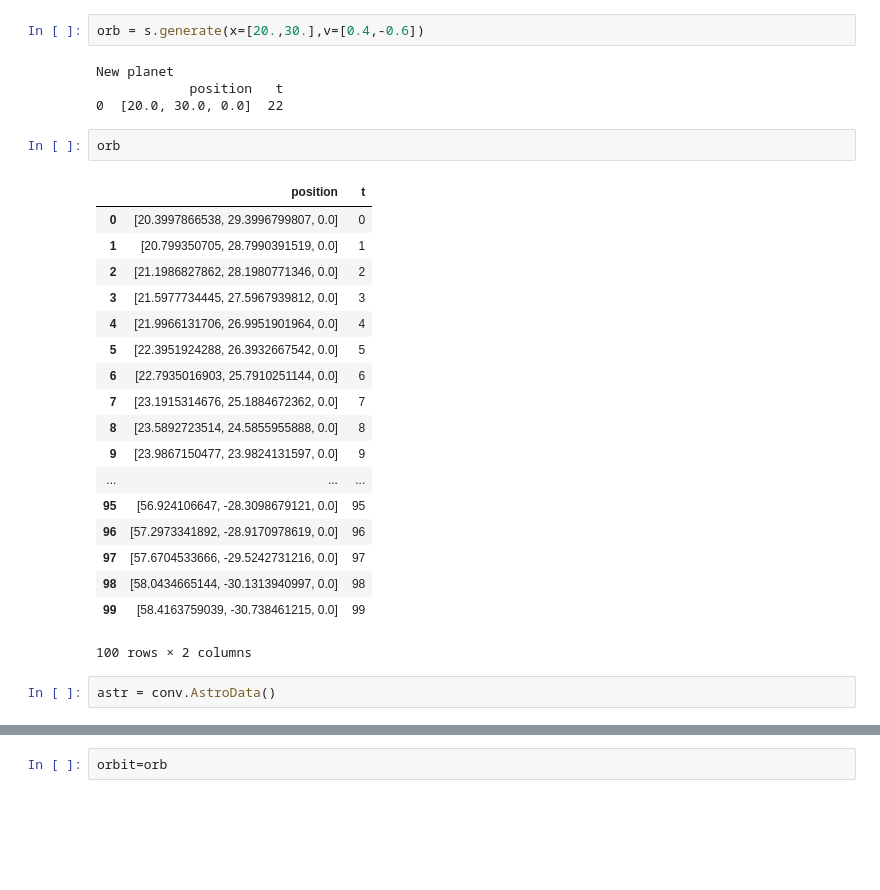
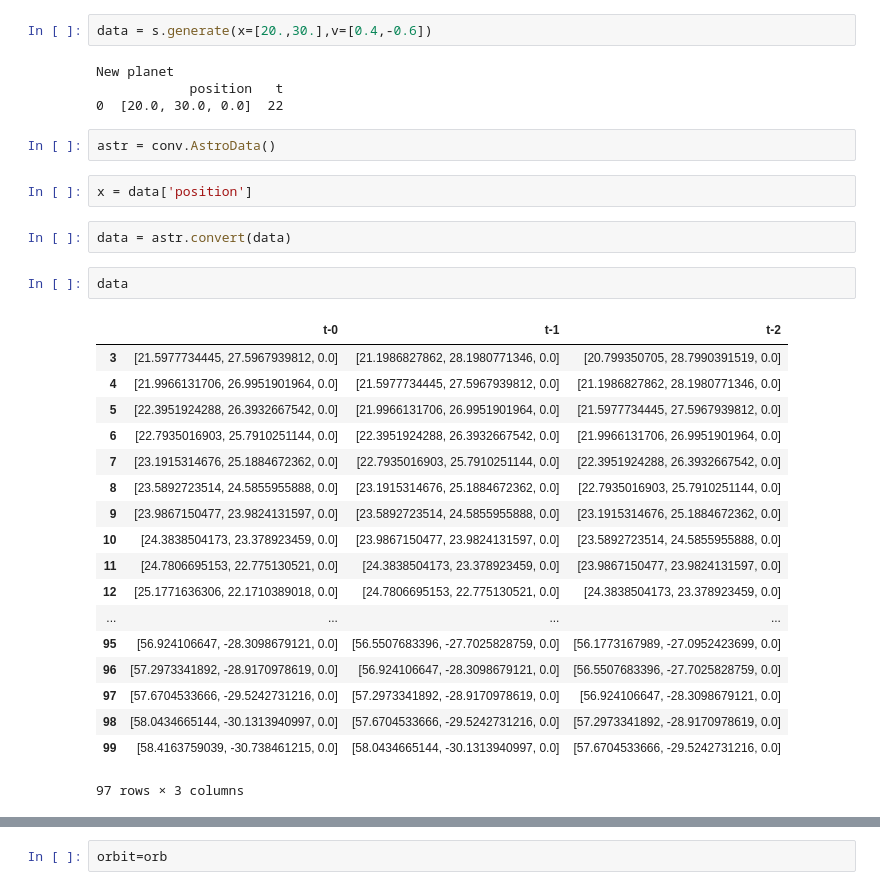
Before and after one commit to yetkinyilmaz/kepler, a Jupyter notebook: notebook.ipynb, the cells around one changed output, grey strips where cells are left out. Saved outputs shown, nothing was run; the diff lists cells and outputs as text; blank space fills up the shorter version.

```diff
--- a/notebook.ipynb
+++ b/notebook.ipynb
@@ -7,31 +8,35 @@ import pandas as pd
 # %%
 s = gen.System()
 # %%
-orb = s.generate(x=[20.,30.],v=[0.4,-0.6])
+data = s.generate(x=[20.,30.],v=[0.4,-0.6])
 # %% [output]
 New planet
             position   t
 0  [20.0, 30.0, 0.0]  22
-# %%
-orb
-# %% [output]
-|  | position | t |
-| 0 | [20.3997866538, 29.3996799807, 0.0] | 0 |
-| 1 | [20.799350705, 28.7990391519, 0.0] | 1 |
-| 2 | [21.1986827862, 28.1980771346, 0.0] | 2 |
-| 3 | [21.5977734445, 27.5967939812, 0.0] | 3 |
-| 4 | [21.9966131706, 26.9951901964, 0.0] | 4 |
-| 5 | [22.3951924288, 26.3932667542, 0.0] | 5 |
-| 6 | [22.7935016903, 25.7910251144, 0.0] | 6 |
-| 7 | [23.1915314676, 25.1884672362, 0.0] | 7 |
-| 8 | [23.5892723514, 24.5855955888, 0.0] | 8 |
-| 9 | [23.9867150477, 23.9824131597, 0.0] | 9 |
-| ... | ... | ... |
-| 95 | [56.924106647, -28.3098679121, 0.0] | 95 |
-| 96 | [57.2973341892, -28.9170978619, 0.0] | 96 |
-| 97 | [57.6704533666, -29.5242731216, 0.0] | 97 |
-| 98 | [58.0434665144, -30.1313940997, 0.0] | 98 |
-| 99 | [58.4163759039, -30.738461215, 0.0] | 99 |
-100 rows × 2 columns
 # %%
 astr = conv.AstroData()
+# %%
+x = data['position']
+# %%
+data = astr.convert(data)
+# %%
+data
+# %% [output]
+|  | t-0 | t-1 | t-2 |
+| 3 | [21.5977734445, 27.5967939812, 0.0] | [21.1986827862, 28.1980771346, 0.0] | [20.799350705, 28.7990391519, 0.0] |
+| 4 | [21.9966131706, 26.9951901964, 0.0] | [21.5977734445, 27.5967939812, 0.0] | [21.1986827862, 28.1980771346, 0.0] |
+| 5 | [22.3951924288, 26.3932667542, 0.0] | [21.9966131706, 26.9951901964, 0.0] | [21.5977734445, 27.5967939812, 0.0] |
+| 6 | [22.7935016903, 25.7910251144, 0.0] | [22.3951924288, 26.3932667542, 0.0] | [21.9966131706, 26.9951901964, 0.0] |
+| 7 | [23.1915314676, 25.1884672362, 0.0] | [22.7935016903, 25.7910251144, 0.0] | [22.3951924288, 26.3932667542, 0.0] |
+| 8 | [23.5892723514, 24.5855955888, 0.0] | [23.1915314676, 25.1884672362, 0.0] | [22.7935016903, 25.7910251144, 0.0] |
+| 9 | [23.9867150477, 23.9824131597, 0.0] | [23.5892723514, 24.5855955888, 0.0] | [23.1915314676, 25.1884672362, 0.0] |
+| 10 | [24.3838504173, 23.378923459, 0.0] | [23.9867150477, 23.9824131597, 0.0] | [23.5892723514, 24.5855955888, 0.0] |
+| 11 | [24.7806695153, 22.775130521, 0.0] | [24.3838504173, 23.378923459, 0.0] | [23.9867150477, 23.9824131597, 0.0] |
+| 12 | [25.1771636306, 22.1710389018, 0.0] | [24.7806695153, 22.775130521, 0.0] | [24.3838504173, 23.378923459, 0.0] |
+| ... | ... | ... | ... |
+| 95 | [56.924106647, -28.3098679121, 0.0] | [56.5507683396, -27.7025828759, 0.0] | [56.1773167989, -27.0952423699, 0.0] |
+| 96 | [57.2973341892, -28.9170978619, 0.0] | [56.924106647, -28.3098679121, 0.0] | [56.5507683396, -27.7025828759, 0.0] |
+| 97 | [57.6704533666, -29.5242731216, 0.0] | [57.2973341892, -28.9170978619, 0.0] | [56.924106647, -28.3098679121, 0.0] |
+| 98 | [58.0434665144, -30.1313940997, 0.0] | [57.6704533666, -29.5242731216, 0.0] | [57.2973341892, -28.9170978619, 0.0] |
+| 99 | [58.4163759039, -30.738461215, 0.0] | [58.0434665144, -30.1313940997, 0.0] | [57.6704533666, -29.5242731216, 0.0] |
+97 rows × 3 columns
```
Also changed, not shown: parts of 14 cells of this notebook, 1 other file.
